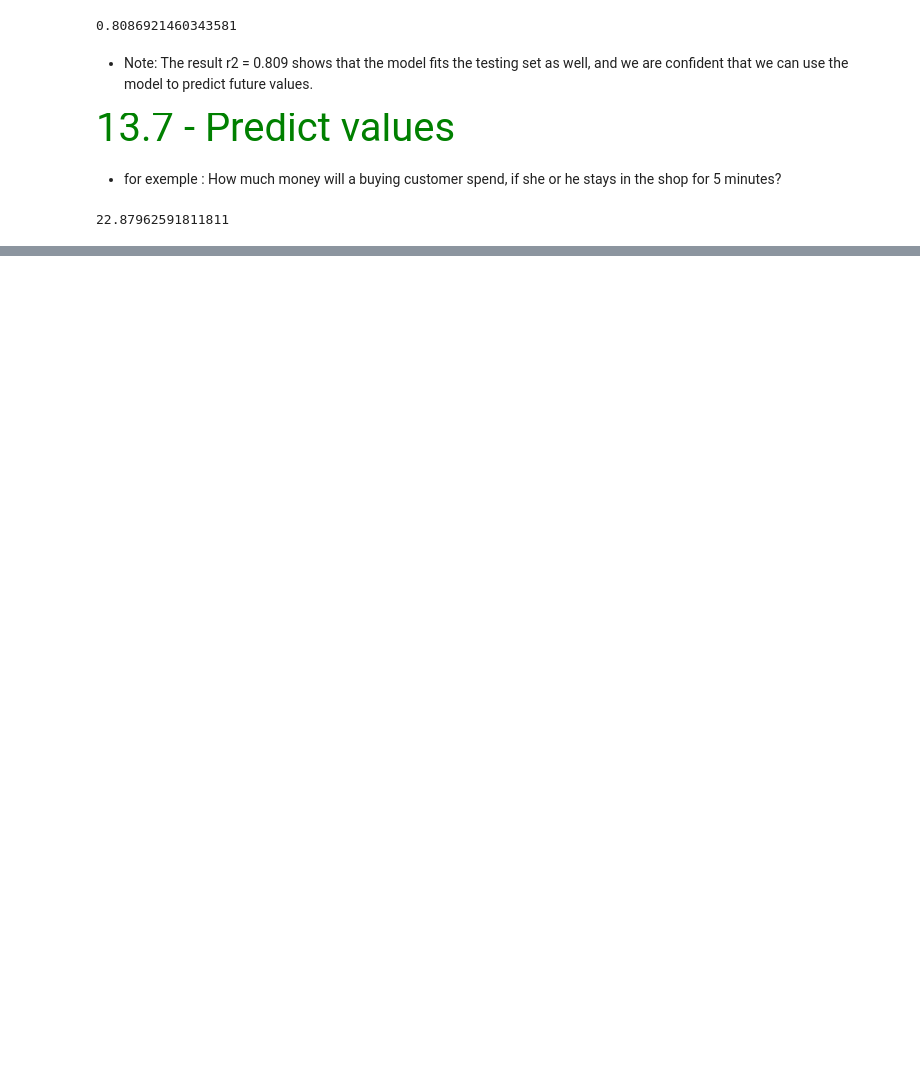
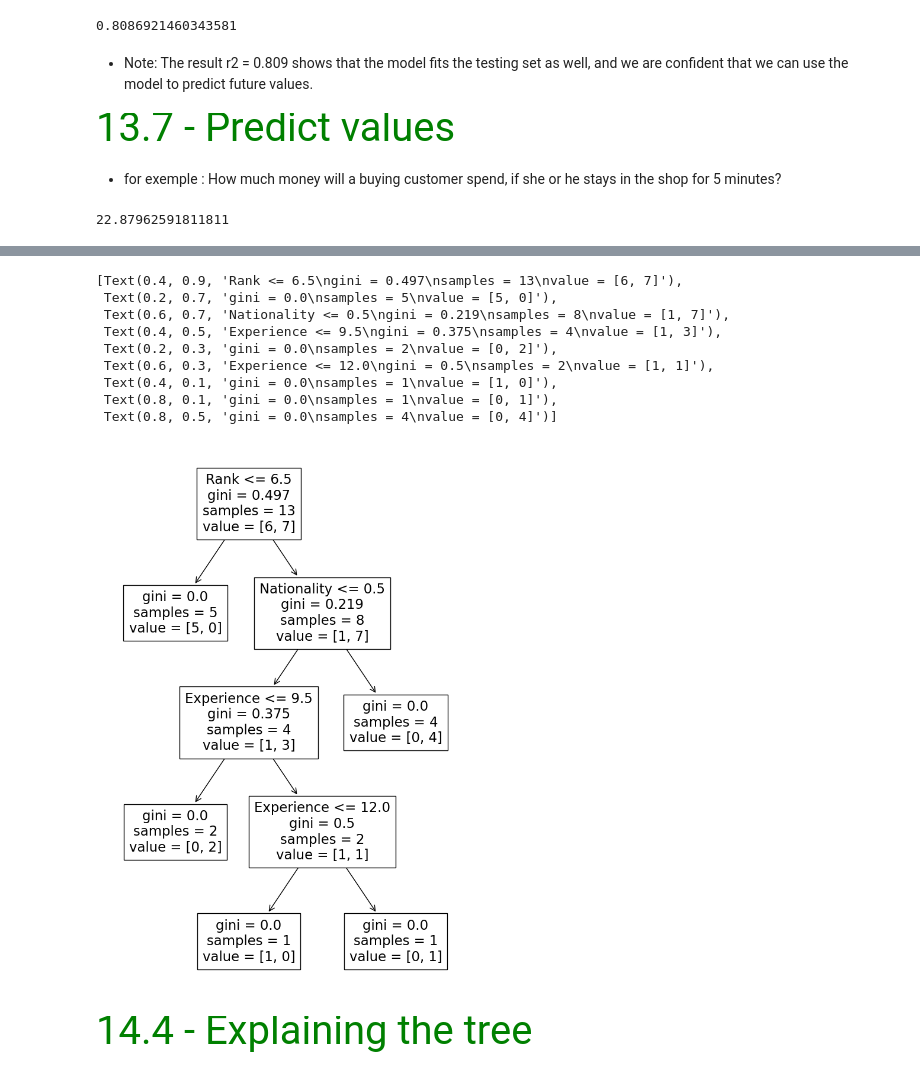
Before and after one commit to SouLayman2022/W3_machine_learning, a Jupyter notebook: Machine _learning_algorithmes.ipynb, the cells around one changed output, grey strips where cells are left out. Saved outputs shown, nothing was run; the diff lists cells and outputs as text; code cells hidden in the pictures; blank space fills up the shorter version.

Commit message:
added decision tree

```diff
--- a/Machine _learning_algorithmes.ipynb
+++ b/Machine _learning_algorithmes.ipynb
@@ -882,0 +905,3 @@ print(mymodel(5))
+# %%
+df = pd.read_csv("comedy.csv")
+df.head()
@@ -882,0 +929,7 @@ print(mymodel(5))
+# %%
+d = {'UK': 0, 'USA': 1, 'N': 2}
+df['Nationality'] = df['Nationality'].map(d)
+d = {'YES': 1, 'NO': 0}
+df['Go'] = df['Go'].map(d)
+
+df.head()
@@ -882,0 +951,9 @@ print(mymodel(5))
+# %%
+features = ['Age', 'Experience', 'Rank', 'Nationality']
+# target = ["Go"]
+X = df[features]
+y = df['Go']
+
+print(X,"\n")
+print("#"*80,"\n")
+print(y)
@@ -882,0 +984,20 @@ print(mymodel(5))
+# %%
+dtree = DecisionTreeClassifier()
+dtree = dtree.fit(X, y)
+
+plt.figure(figsize=(8,12)) # plot fig size
+
+tree.plot_tree(dtree, feature_names=features)
+# %% [output]
+[Text(0.4, 0.9, 'Rank <= 6.5\ngini = 0.497\nsamples = 13\nvalue = [6, 7]'),
+ Text(0.2, 0.7, 'gini = 0.0\nsamples = 5\nvalue = [5, 0]'),
+ Text(0.6, 0.7, 'Nationality <= 0.5\ngini = 0.219\nsamples = 8\nvalue = [1, 7]'),
+ Text(0.4, 0.5, 'Experience <= 9.5\ngini = 0.375\nsamples = 4\nvalue = [1, 3]'),
+ Text(0.2, 0.3, 'gini = 0.0\nsamples = 2\nvalue = [0, 2]'),
+ Text(0.6, 0.3, 'Experience <= 12.0\ngini = 0.5\nsamples = 2\nvalue = [1, 1]'),
+ Text(0.4, 0.1, 'gini = 0.0\nsamples = 1\nvalue = [1, 0]'),
+ Text(0.8, 0.1, 'gini = 0.0\nsamples = 1\nvalue = [0, 1]'),
+ Text(0.8, 0.5, 'gini = 0.0\nsamples = 4\nvalue = [0, 4]')]
+[figure, added]
+# %% [markdown]
+<span style='color:green; font-size:40px'>14.4 - Explaining the tree</span>
```
Also changed, not shown: parts of 35 cells of this notebook, 8 other files.
